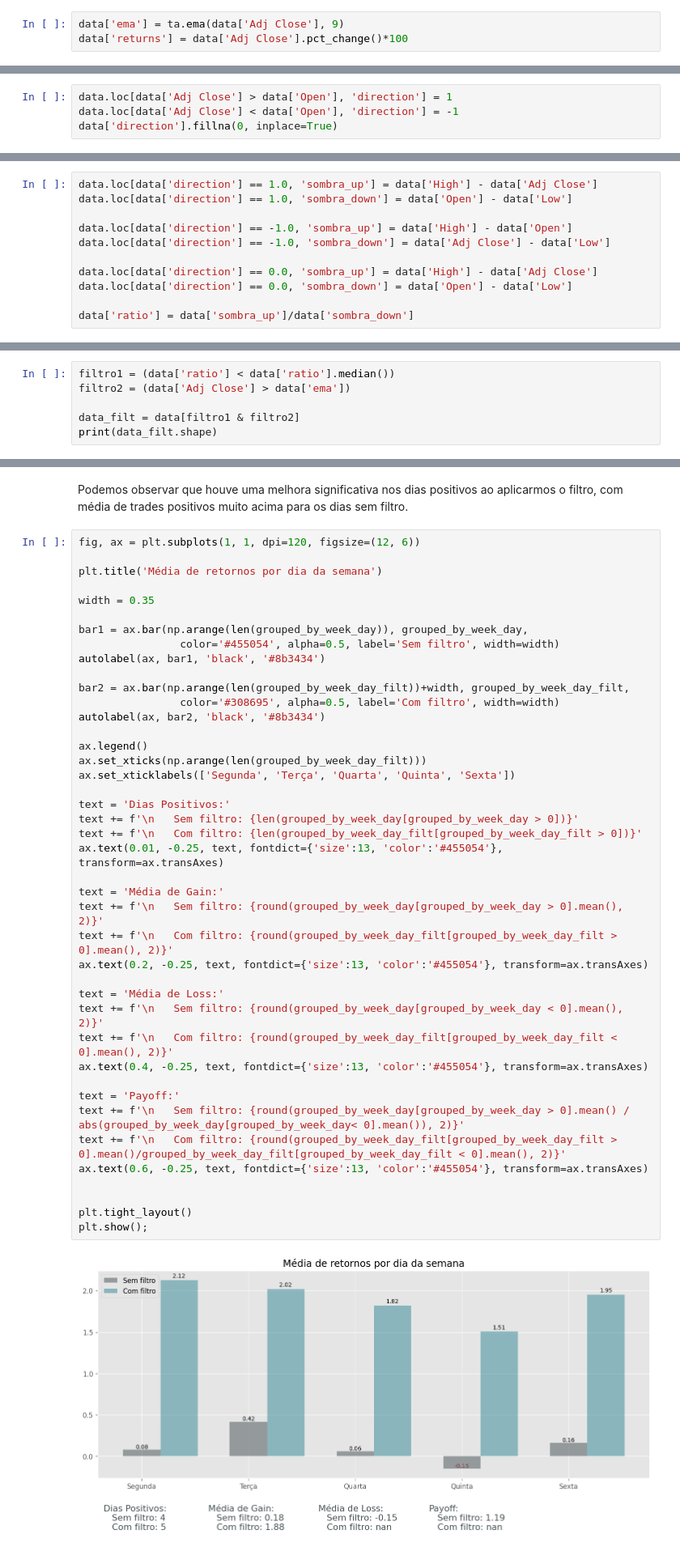
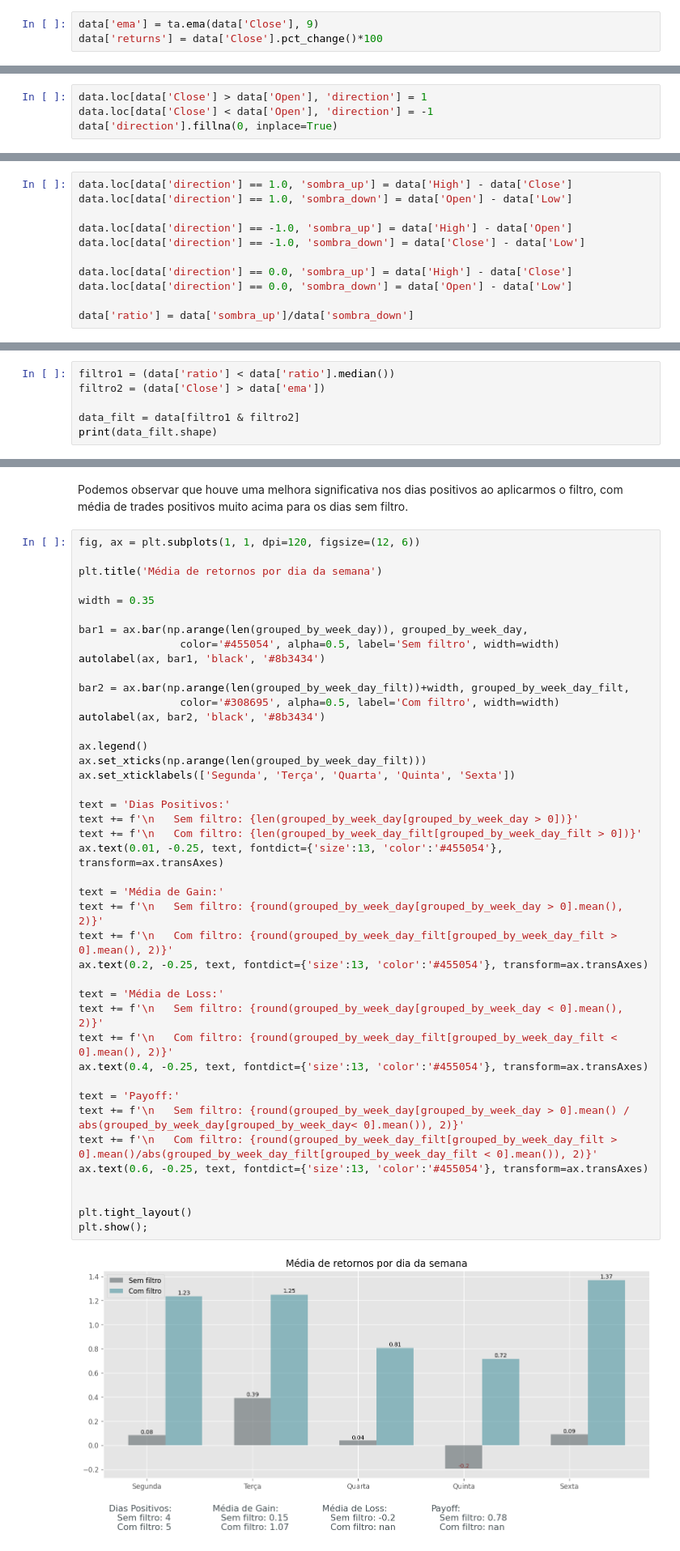
Before and after one commit to deltaquantbrasil/setup_das_sombras, a Jupyter notebook: Sombras.ipynb, the cells around one changed output, grey strips where cells are left out. Shown: that part at 81% size. Drawn from its saved outputs; the diff is of its cells as text.

```diff
--- a/Sombras.ipynb
+++ b/Sombras.ipynb
@@ -45,24 +45,24 @@ data['year'] = data.index.year
 # %% [markdown]
 # Gerando média móvel e retornos
 # %%
-data['ema'] = ta.ema(data['Adj Close'], 9)
-data['returns'] = data['Adj Close'].pct_change()*100
+data['ema'] = ta.ema(data['Close'], 9)
+data['returns'] = data['Close'].pct_change()*100
 # %% [markdown]
 # Criando coluna de direção do candle
 # %%
-data.loc[data['Adj Close'] > data['Open'], 'direction'] = 1
-data.loc[data['Adj Close'] < data['Open'], 'direction'] = -1
+data.loc[data['Close'] > data['Open'], 'direction'] = 1
+data.loc[data['Close'] < data['Open'], 'direction'] = -1
 data['direction'].fillna(0, inplace=True)
 # %% [markdown]
 # Fazendo o cálculo da sombra e calculando o ratio
 # %%
-data.loc[data['direction'] == 1.0, 'sombra_up'] = data['High'] - data['Adj Close']
+data.loc[data['direction'] == 1.0, 'sombra_up'] = data['High'] - data['Close']
 data.loc[data['direction'] == 1.0, 'sombra_down'] = data['Open'] - data['Low']
 
 data.loc[data['direction'] == -1.0, 'sombra_up'] = data['High'] - data['Open']
-data.loc[data['direction'] == -1.0, 'sombra_down'] = data['Adj Close'] - data['Low']
+data.loc[data['direction'] == -1.0, 'sombra_down'] = data['Close'] - data['Low']
 
-data.loc[data['direction'] == 0.0, 'sombra_up'] = data['High'] - data['Adj Close']
+data.loc[data['direction'] == 0.0, 'sombra_up'] = data['High'] - data['Close']
 data.loc[data['direction'] == 0.0, 'sombra_down'] = data['Open'] - data['Low']
 
 data['ratio'] = data['sombra_up']/data['sombra_down']
@@ -125,7 +125,7 @@ grouped_by_year.plot.bar(title="Média de retornos por ano", figsize=(12,6), col
 * Filtro 2: o fechamento precisa estar acima da média móvel exponencial.
 # %%
 filtro1 = (data['ratio'] < data['ratio'].median())
-filtro2 = (data['Adj Close'] > data['ema'])
+filtro2 = (data['Close'] > data['ema'])
 
 data_filt = data[filtro1 & filtro2]
 print(data_filt.shape)
@@ -258,35 +258,35 @@ bar2 = ax.bar(np.arange(len(grouped_by_week_day_filt))+width, grouped_by_week_da
                 color='#308695', alpha=0.5, label='Com filtro', width=width)
 autolabel(ax, bar2, 'black', '#8b3434')
 
 ax.legend()
 ax.set_xticks(np.arange(len(grouped_by_week_day_filt)))
 ax.set_xticklabels(['Segunda', 'Terça', 'Quarta', 'Quinta', 'Sexta'])
 
 text = 'Dias Positivos:'
 text += f'\n   Sem filtro: {len(grouped_by_week_day[grouped_by_week_day > 0])}'
 text += f'\n   Com filtro: {len(grouped_by_week_day_filt[grouped_by_week_day_filt > 0])}'
 ax.text(0.01, -0.25, text, fontdict={'size':13, 'color':'#455054'}, transform=ax.transAxes)
 
 text = 'Média de Gain:'
 text += f'\n   Sem filtro: {round(grouped_by_week_day[grouped_by_week_day > 0].mean(), 2)}'
 text += f'\n   Com filtro: {round(grouped_by_week_day_filt[grouped_by_week_day_filt > 0].mean(), 2)}'
 ax.text(0.2, -0.25, text, fontdict={'size':13, 'color':'#455054'}, transform=ax.transAxes)
 
 text = 'Média de Loss:'
 text += f'\n   Sem filtro: {round(grouped_by_week_day[grouped_by_week_day < 0].mean(), 2)}'
 text += f'\n   Com filtro: {round(grouped_by_week_day_filt[grouped_by_week_day_filt < 0].mean(), 2)}'
 ax.text(0.4, -0.25, text, fontdict={'size':13, 'color':'#455054'}, transform=ax.transAxes)
 
 text = 'Payoff:'
 text += f'\n   Sem filtro: {round(grouped_by_week_day[grouped_by_week_day > 0].mean() / abs(grouped_by_week_day[grouped_by_week_day< 0].mean()), 2)}'
-text += f'\n   Com filtro: {round(grouped_by_week_day_filt[grouped_by_week_day_filt > 0].mean()/grouped_by_week_day_filt[grouped_by_week_day_filt < 0].mean(), 2)}'
+text += f'\n   Com filtro: {round(grouped_by_week_day_filt[grouped_by_week_day_filt > 0].mean()/abs(grouped_by_week_day_filt[grouped_by_week_day_filt < 0].mean()), 2)}'
 ax.text(0.6, -0.25, text, fontdict={'size':13, 'color':'#455054'}, transform=ax.transAxes)
 
 
 plt.tight_layout()
 plt.show();
 # %% [output]
-[figure, old version]
+[figure, new version]
 # %%
 fig, ax = plt.subplots(1, 1, dpi=120, figsize=(12, 6))
 
```
Also changed, not shown: parts of 13 cells of this notebook, 5 other files.
